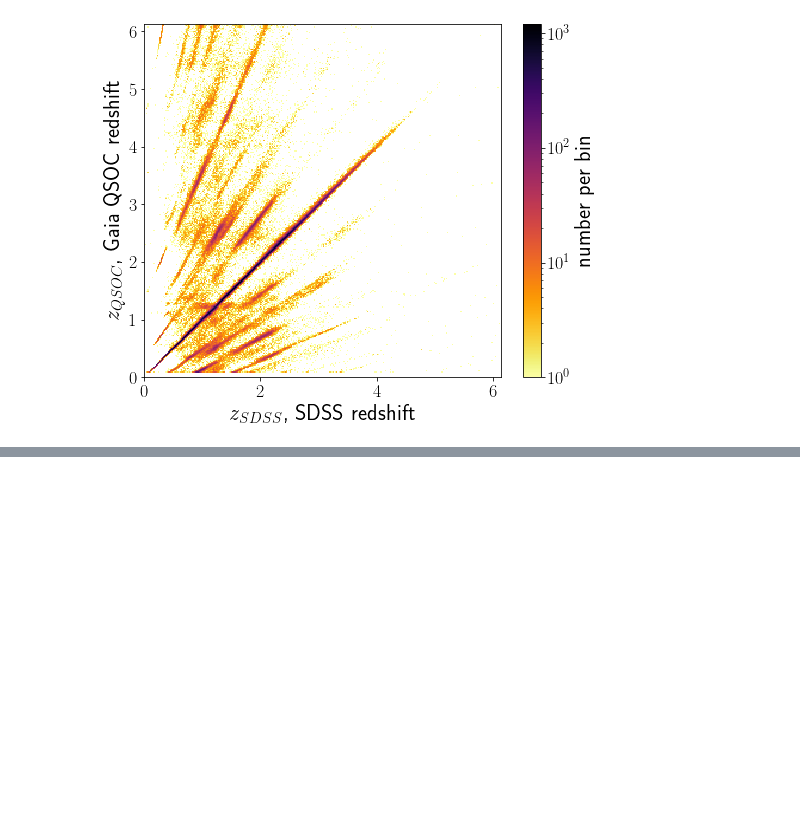
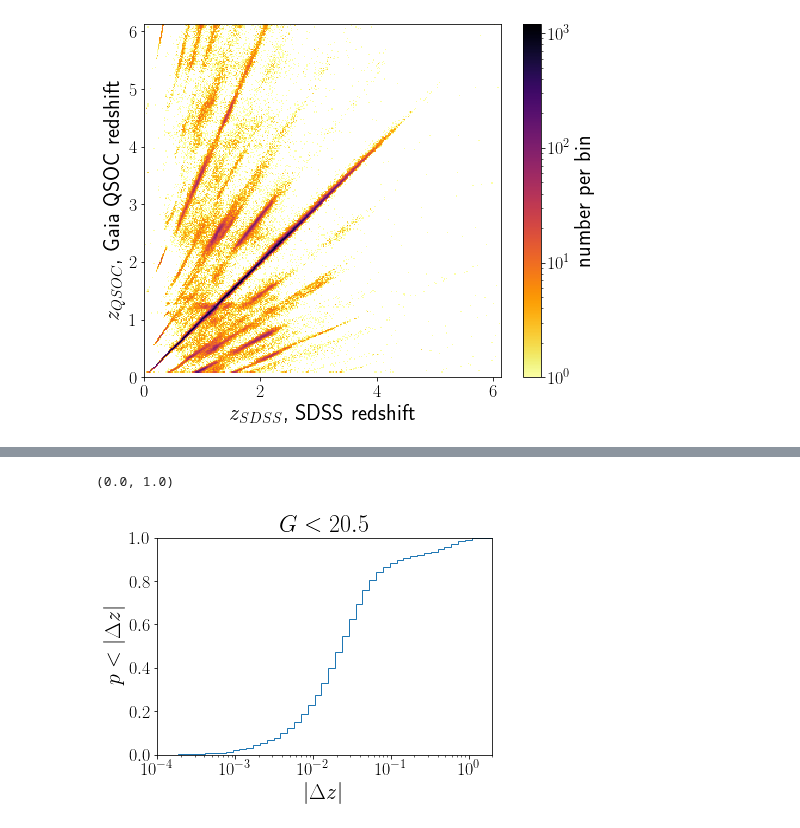
Before and after one commit to kstoreyf/gaia-quasars-lss, a Jupyter notebook: notebooks/2022-07-12_specphotoz_knn.ipynb, the cells around one changed output, grey strips where cells are left out. Drawn from its saved outputs; the diff is of its cells as text; code cells hidden in the pictures; blank space fills up the shorter version.

```diff
--- a/notebooks/2022-07-12_specphotoz_knn.ipynb
+++ b/notebooks/2022-07-12_specphotoz_knn.ipynb
@@ -138,0 +168,11 @@ Fraction recovered with $\delta z$<0.2: 0.856
+# %%
+plt.title(rf'$G<{G_max_spz}$', fontsize=24)
+plt.hist(abs(delta_z_G), bins=np.logspace(-4, np.log10(2), 50), histtype='step', cumulative=True, density=True)
+plt.xlabel(r'$|\Delta z|$')
+plt.ylabel(r'$p < |\Delta z|$')
+plt.xscale('log')
+plt.xlim(1e-4, 2)
+plt.ylim(0,1)
+# %% [output]
+(0.0, 1.0)
+[figure, added]
```
Also changed, not shown: parts of 14 cells of this notebook, 3 other files.
